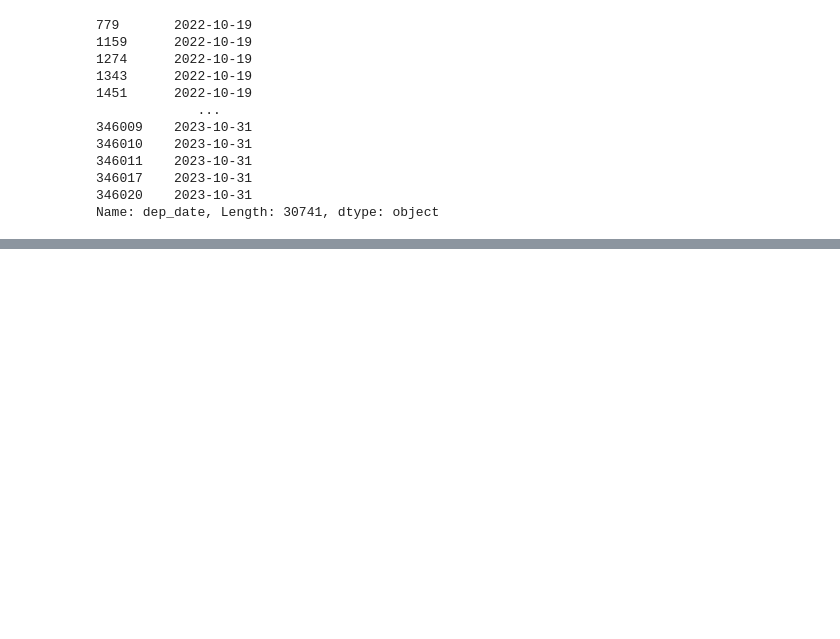
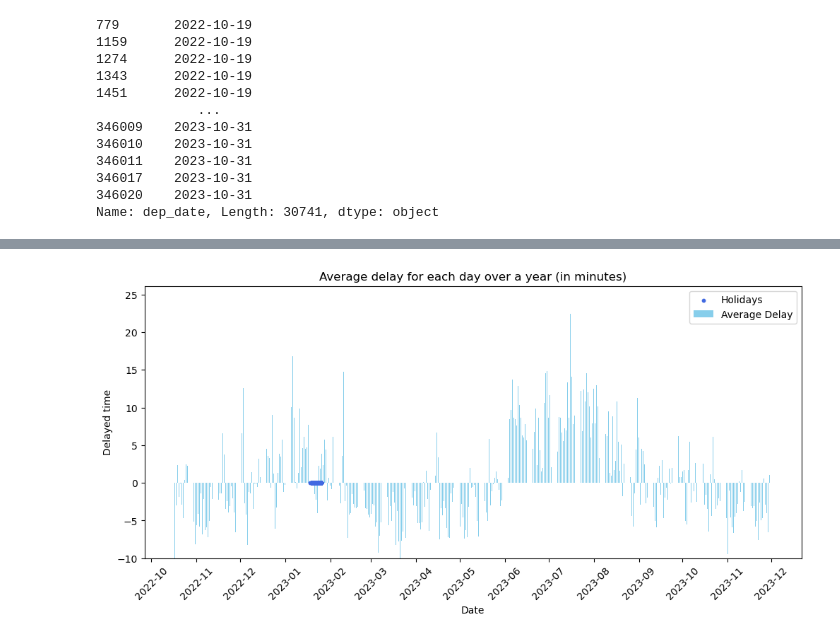
Before and after one commit to jkruke/airline-delay-prediction, a Jupyter notebook: analysis/holidays.ipynb, the cells around one changed output, grey strips where cells are left out. Cells and saved outputs as stored; diff of their text form; code cells hidden in the pictures; blank space fills up the shorter version.

```diff
--- a/analysis/holidays.ipynb
+++ b/analysis/holidays.ipynb
@@ -60,10 +60,10 @@ plt.show()
 # %%
 # Get holiday information; boolean
 date_n_delay['holiday_bool'] = ~date_n_delay['holiday'].isna()
-holidays = date_n_delay[date_n_delay['holiday_bool']]['dep_date']
+all_holidays = date_n_delay[date_n_delay['holiday_bool']]['dep_date']
 # holidays_delay = holidays.groupby('dep_date')['delayed'].mean()
 # holidays_delay
-holidays
+all_holidays
 # %% [output]
 779       2022-10-19
 1159      2022-10-19
@@ -78,24 +78,25 @@ holidays
 346020    2023-10-31
 Name: dep_date, Length: 30741, dtype: object
 # %%
-fig, ax = plt.subplots(figsize=(12, 5))
+def plot_holidays(avg_delay_per_date, holidays):
+    fig, ax = plt.subplots(figsize=(12, 5))
 
-# Plot average delay as a bar chart
-ax.bar(avg_delay_per_date.index, avg_delay_per_date, color='skyblue', width=0.4, label='Average Delay')
+    # Plot average delay as a bar chart
+    ax.bar(avg_delay_per_date.index, avg_delay_per_date, color='skyblue', width=0.4, label='Average Delay')
 
-# Scatter plot for holiday dates
-ax.scatter(holidays, [0] * len(holidays), color='RoyalBlue', marker='o', label='Holidays', s=10)
+    # Scatter plot for holiday dates
+    ax.scatter(holidays, [0] * len(holidays), color='RoyalBlue', marker='o', label='Holidays', s=10)
 
-# Set the locator for the x-axis to show only the first day of each month
-ax.xaxis.set_major_locator(MonthLocator())
+    # Set the locator for the x-axis to show only the first day of each month
+    ax.xaxis.set_major_locator(MonthLocator())
 
-# Set the lower bound of the y-axis to -10
-ax.set_ylim(bottom=-10)
+    # Set the lower bound of the y-axis to -10
+    ax.set_ylim(bottom=-10)
 
-# Add labels and title
-plt.title('Average delay for each day over a year (in minutes)')
-plt.xlabel('Date')
-plt.ylabel('Delayed time')
-plt.xticks(rotation=45)  # Rotate x-axis labels for better readability
-ax.legend()
-plt.show()
+    # Add labels and title
+    plt.title('Average delay for each day over a year (in minutes)')
+    plt.xlabel('Date')
+    plt.ylabel('Delayed time')
+    plt.xticks(rotation=45)  # Rotate x-axis labels for better readability
+    ax.legend()
+    plt.show()
@@ -103,0 +107,5 @@ plt.show()
+# %%
+lunar_NYs = data[data.holiday == 'Lunar New Year']['dep_date']
+plot_holidays(avg_delay_per_date, lunar_NYs)
+# %% [output]
+[figure, added]
```
Also changed, not shown: parts of 2 cells of this notebook, 1 other file.
